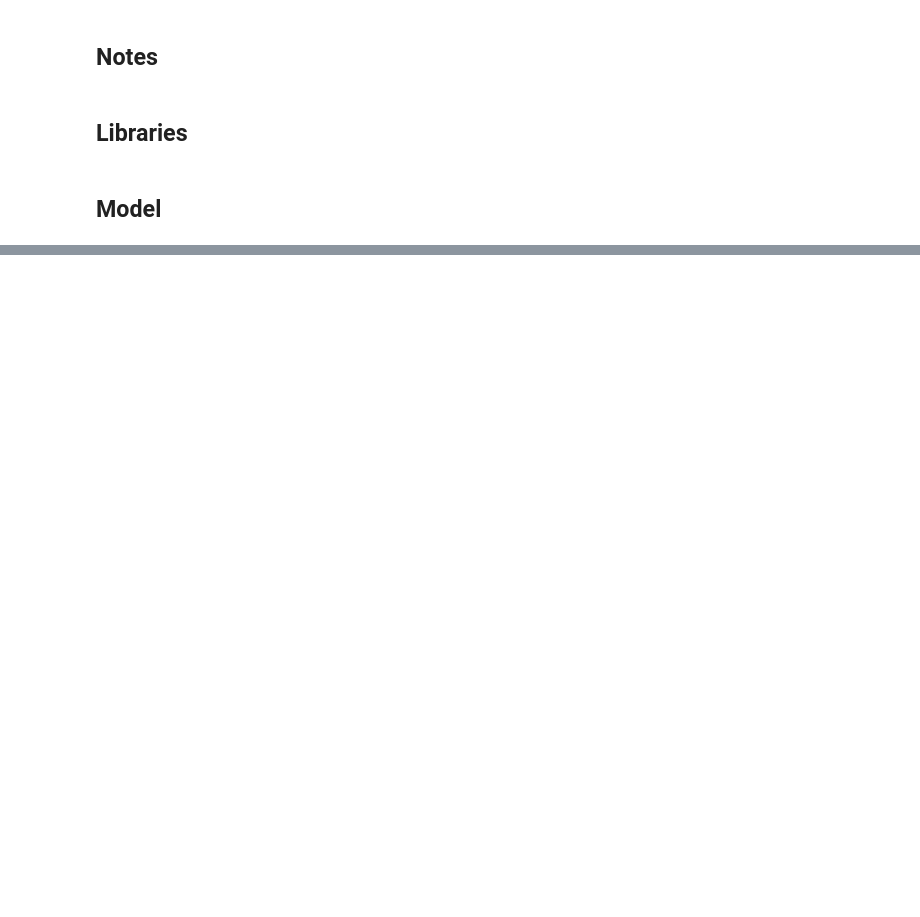
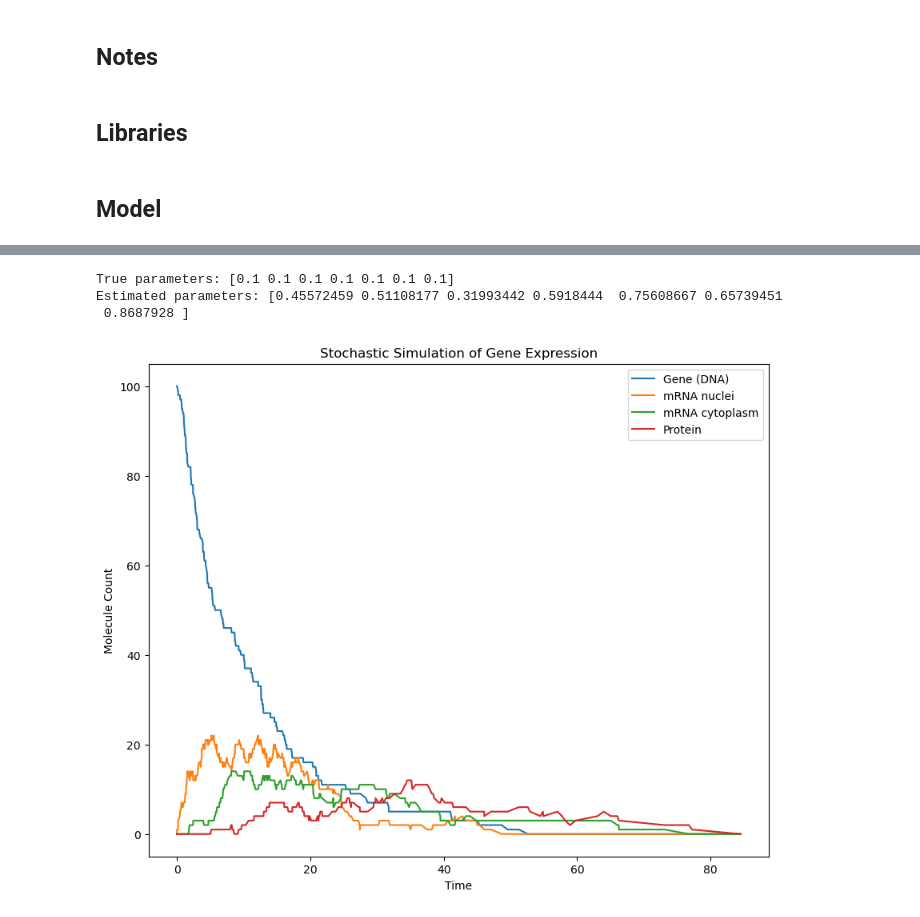
Before and after one commit to Munsky/UQbio2024_Team4, a Jupyter notebook: model.ipynb, the cells around one changed output, grey strips where cells are left out. Drawn from its saved outputs; the diff is of its cells as text; code cells hidden in the pictures; blank space fills up the shorter version.

Commit message:
model

```diff
--- a/model.ipynb
+++ b/model.ipynb
@@ -166,26 +343,85 @@ r7 = -k7*x4
 # %%
+# estimate the best set of model parameters
+# estimate the best set of model parameters
+
 # Stoichiometry matrix
 S = np.array([
     [-1, 0, 0, 0],  # R1: Gene Degradation
     [0, 1, 0, 0],   # R2: Gene Transcription
     [0, -1, 1, 0],  # R3: mRNA Nuclear Export
     [0, -1, 0, 0],  # R4: mRNA Nuclear Degradation
     [0, 0, -1, 0],  # R5: mRNA Cytoplasmic Degradation
     [0, 0, 0, 1],   # R6: mRNA Cytoplasmic Translation
     [0, 0, 0, -1]   # R7: Protein Degradation
 ])
 
 # Propensity functions
-def propensities(x):
+def propensities(x, theta):
+    k1, k2, k3, k4, k5, k6, k7 = theta
     return np.array([
         k1 * x[0],  # R1
         k2 * x[0],  # R2
         k3 * x[1],  # R3
         k4 * x[1],  # R4
         k5 * x[2],  # R5
         k6 * x[2],  # R6
         k7 * x[3]   # R7
     ])
 
+# Log-likelihood function
+def log_likelihood(x, theta):
+    a = propensities(x, theta)
+    a0 = a.sum()
+    return np.log(a).sum() - a0
+
 # Initial state
 x = np.array([x1, x2, x3, x4])
+
+# True parameter values
+theta_true = np.array([k1, k2, k3, k4, k5, k6, k7])
+
+# Generate data
+T = 100
+times = [0]
+results = [x.copy()]
+while times[-1] < T:
+    a = propensities(x, theta_true)
+    a0 = a.sum()
+    r = np.random.random(2)
+    tau = (1 / a0) * np.log(1 / r[0])
+    mu = np.searchsorted(np.cumsum(a), r[1] * a0)
+    x += S[mu]
+    times.append(times[-1] + tau)
+    results.append(x.copy())
+times = np.array(times)
+results = np.array(results)
+
+# Estimate the parameters
+from scipy.optimize import minimize
+
+def loss(theta):
+    return -log_likelihood(results, theta)
+
+theta0 = np.random.random(7)
+res = minimize(loss, theta0, method='Nelder-Mead')
+theta_hat = res.x
+
+print('True parameters:', theta_true)
+print('Estimated parameters:', theta_hat)
+
+# Plot the results
+plt.figure(figsize=(10, 8))
+plt.plot(times, results[:, 0], label='Gene (DNA)')
+plt.plot(times, results[:, 1], label='mRNA nuclei')
+plt.plot(times, results[:, 2], label='mRNA cytoplasm')
+plt.plot(times, results[:, 3], label='Protein')
+plt.xlabel('Time')
+plt.ylabel('Molecule Count')
+plt.legend()
+plt.title('Stochastic Simulation of Gene Expression')
+plt.show()
+# %% [output]
+True parameters: [0.1 0.1 0.1 0.1 0.1 0.1 0.1]
+Estimated parameters: [0.45572459 0.51108177 0.31993442 0.5918444  0.75608667 0.65739451
+ 0.8687928 ]
+[figure, added]
```
Also changed, not shown: parts of 12 cells of this notebook.
